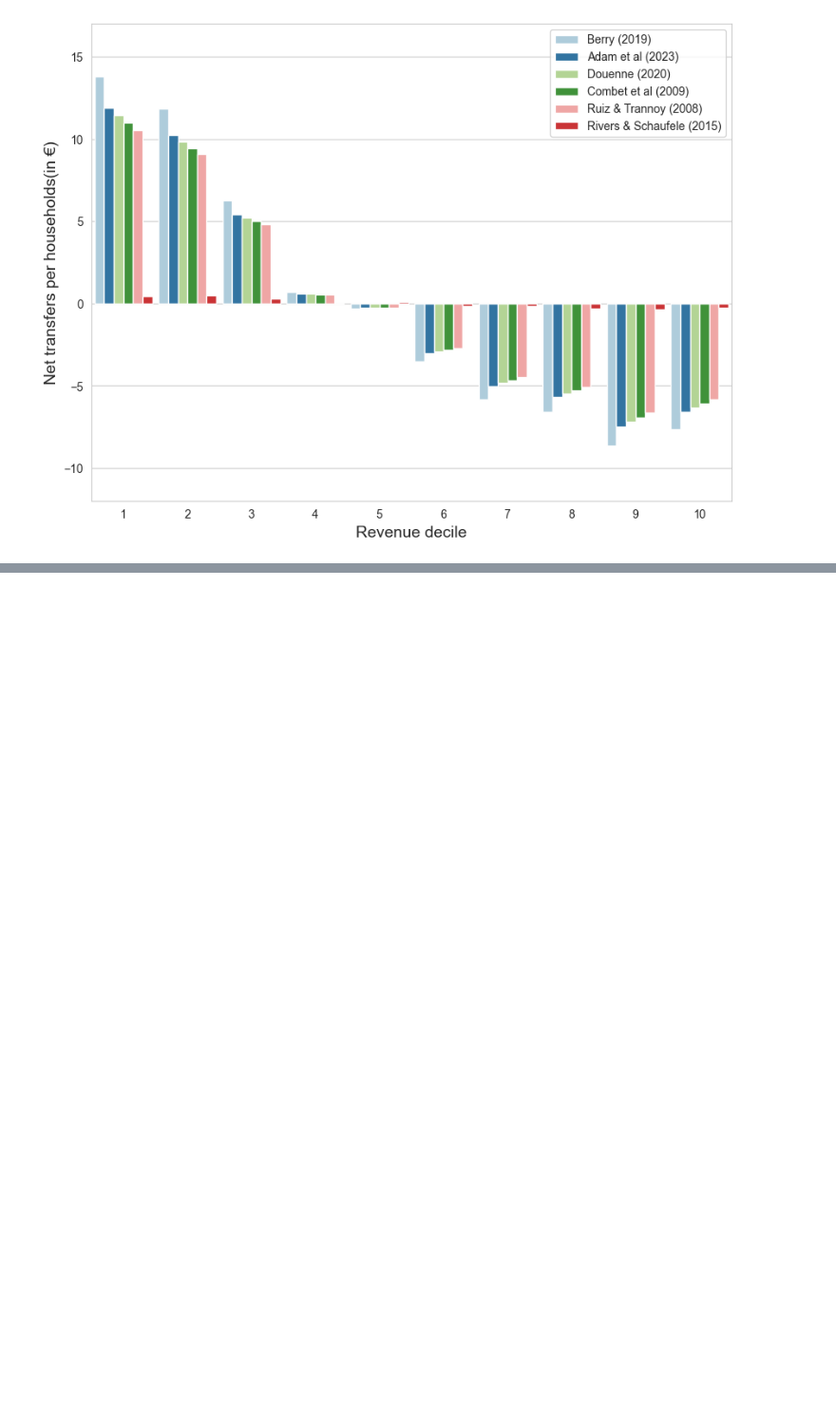
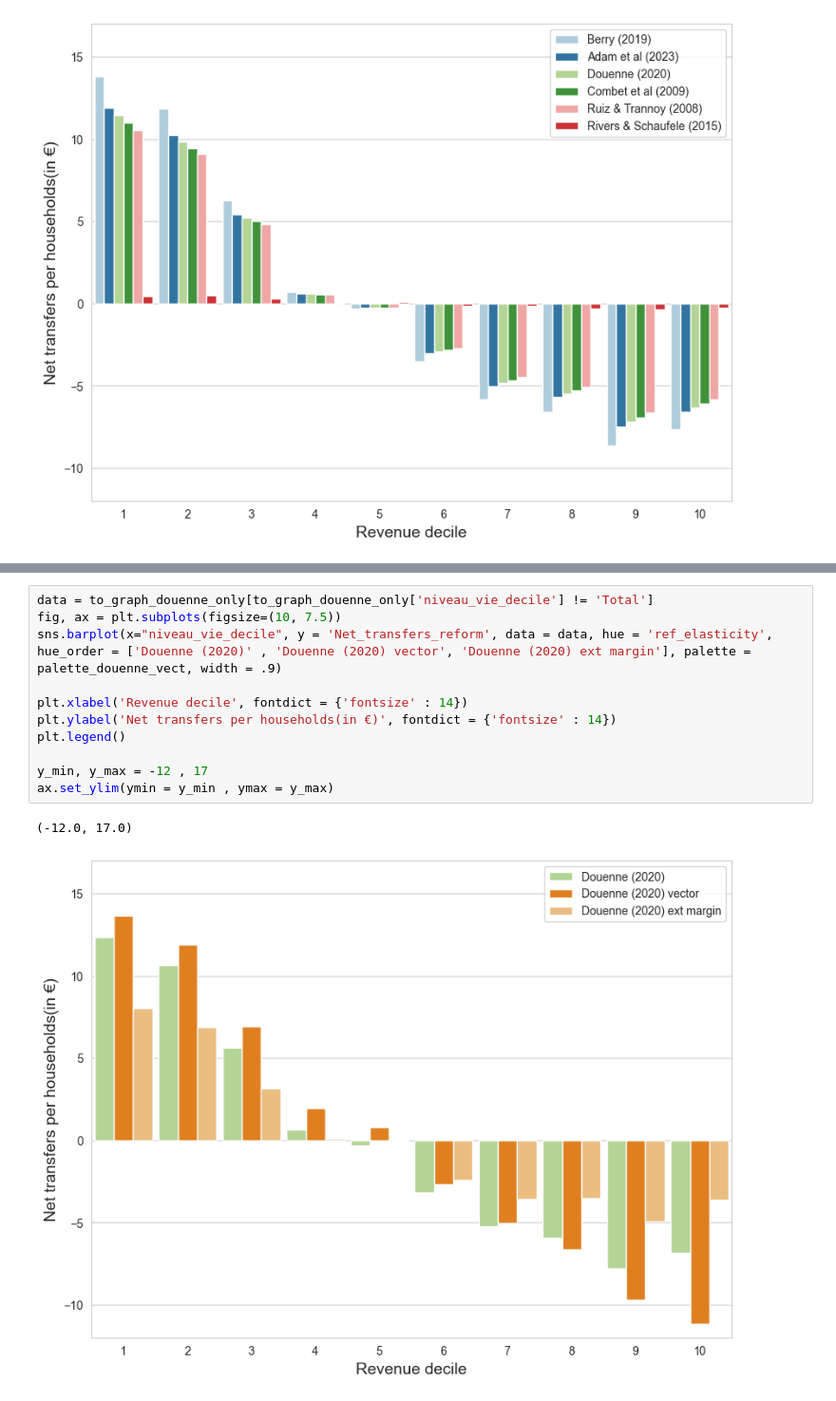
Before and after one commit to openfisca/openfisca-france-indirect-taxation, a Jupyter notebook: openfisca_france_indirect_taxation/projects/Master_Thesis_Herve/Extensive_margins.ipynb, the cells around one changed output, grey strips where cells are left out. Shown at 95% size. Cells and saved outputs as stored; diff of their text form; blank space fills up the shorter version.

```diff
--- a/openfisca_france_indirect_taxation/projects/Master_Thesis_Herve/Extensive_margins.ipynb
+++ b/openfisca_france_indirect_taxation/projects/Master_Thesis_Herve/Extensive_margins.ipynb
@@ -156,0 +93,14 @@ to_graph_expenditure
+# %%
+data = to_graph_douenne_only[to_graph_douenne_only['niveau_vie_decile'] != 'Total']
+fig, ax = plt.subplots(figsize=(10, 7.5))
+sns.barplot(x="niveau_vie_decile", y = 'Net_transfers_reform', data = data, hue = 'ref_elasticity', hue_order = ['Douenne (2020)' , 'Douenne (2020) vector', 'Douenne (2020) ext margin'], palette = palette_douenne_vect, width = .9)
+
+plt.xlabel('Revenue decile', fontdict = {'fontsize' : 14})
+plt.ylabel('Net transfers per households(in €)', fontdict = {'fontsize' : 14})
+plt.legend()
+
+y_min, y_max = -12 , 17
+ax.set_ylim(ymin = y_min , ymax = y_max)
+# %% [output]
+(-12.0, 17.0)
+[figure, added]
```
Also changed, not shown: parts of 16 cells of this notebook, 5 other files.
